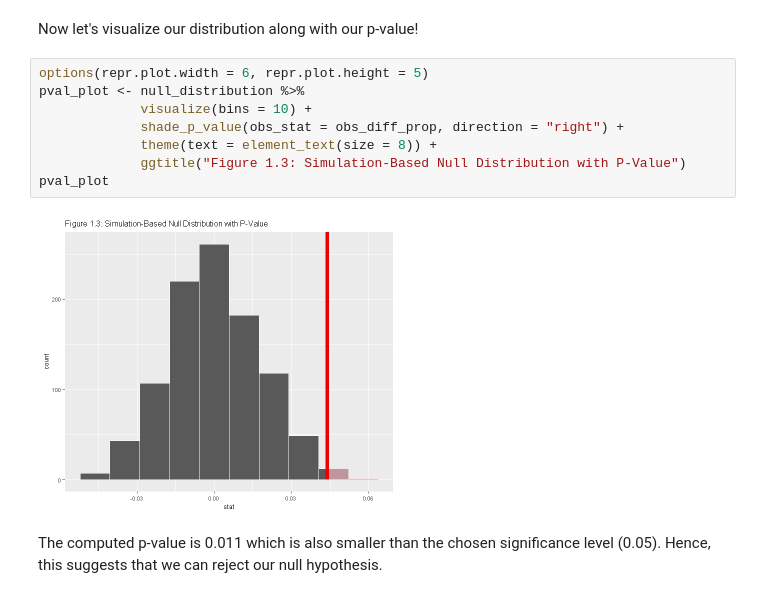
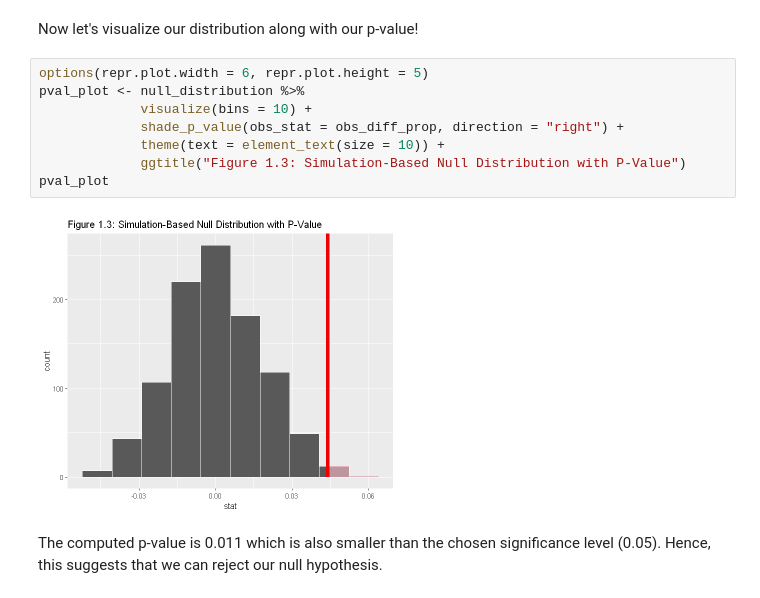
Before and after one commit to msamanthaf/stat201-inference, a Jupyter notebook: FinalReport_Group4.ipynb, the cells around one changed output. Drawn from its saved outputs; the diff is of its cells as text.

Commit message:
Added minor changes to figure labels

```diff
--- a/FinalReport_Group4.ipynb
+++ b/FinalReport_Group4.ipynb
@@ -354,13 +355,13 @@ Now let's visualize our distribution along with our p-value!
 # %%
 options(repr.plot.width = 6, repr.plot.height = 5)
 pval_plot <- null_distribution %>%
              visualize(bins = 10) +
              shade_p_value(obs_stat = obs_diff_prop, direction = "right") +
-			 theme(text = element_text(size = 8)) +
+			 theme(text = element_text(size = 10)) +
 		     ggtitle("Figure 1.3: Simulation-Based Null Distribution with P-Value")
 pval_plot
 # %% [output]
-[figure, old version]
+[figure, new version]
 # %% [markdown]
 The computed p-value is 0.011 which is also smaller than the chosen significance level (0.05). Hence, this suggests that we can reject our null hypothesis.
 # %% [markdown]
```
Also changed, not shown: parts of 3 cells of this notebook.
